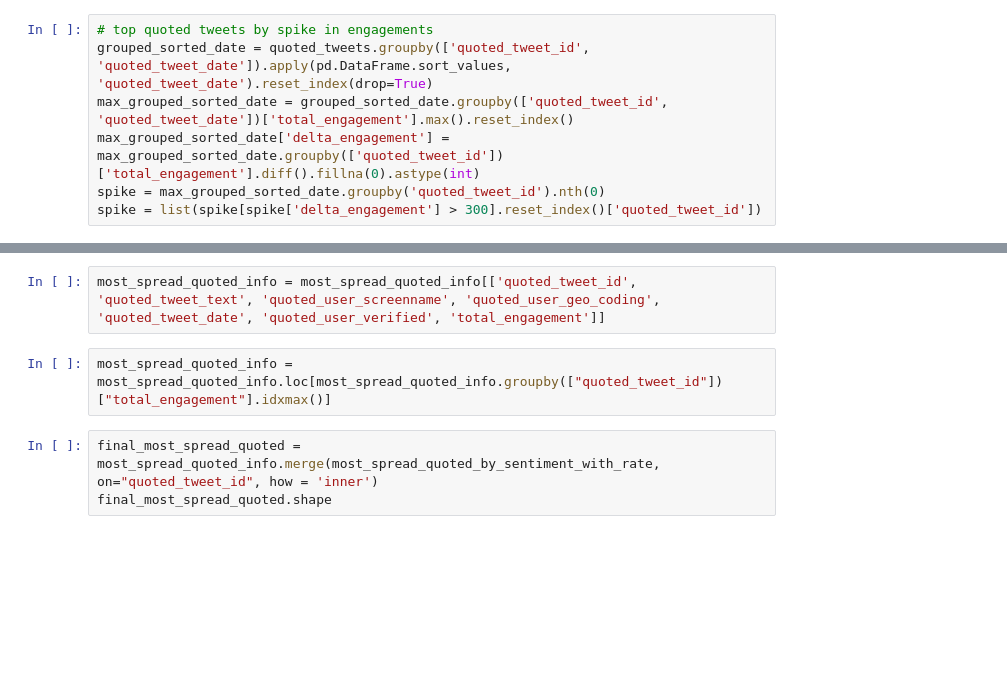
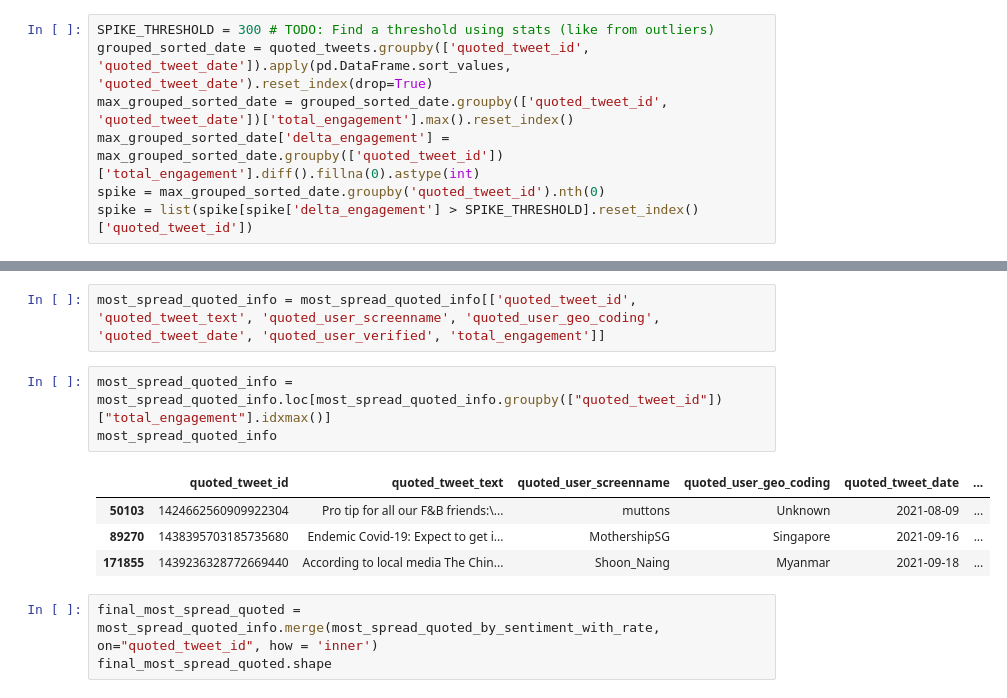
Before and after one commit to anshu0612/geocoded-tweets-analysis-dashboard, a Jupyter notebook: notebooks/sg_tweets_engagements_eda.ipynb, the cells around one changed output, grey strips where cells are left out. Cells and saved outputs as stored; diff of their text form; blank space fills up the shorter version.

```diff
--- a/notebooks/sg_tweets_engagements_eda.ipynb
+++ b/notebooks/sg_tweets_engagements_eda.ipynb
@@ -252,12 +299,12 @@ quoted_qids_by_count = list(c_quoted[:10]['quoted_tweet_id'])
 # %% [markdown]
 ##### (3) Filtering anomalous quoted tweets - with an unusual number of engagements.
 # %%
-# top quoted tweets by spike in engagements
+SPIKE_THRESHOLD = 300 # TODO: Find a threshold using stats (like from outliers)
 grouped_sorted_date = quoted_tweets.groupby(['quoted_tweet_id', 'quoted_tweet_date']).apply(pd.DataFrame.sort_values, 'quoted_tweet_date').reset_index(drop=True)
 max_grouped_sorted_date = grouped_sorted_date.groupby(['quoted_tweet_id', 'quoted_tweet_date'])['total_engagement'].max().reset_index()
 max_grouped_sorted_date['delta_engagement'] = max_grouped_sorted_date.groupby(['quoted_tweet_id'])['total_engagement'].diff().fillna(0).astype(int)
 spike = max_grouped_sorted_date.groupby('quoted_tweet_id').nth(0)
-spike = list(spike[spike['delta_engagement'] > 300].reset_index()['quoted_tweet_id'])
+spike = list(spike[spike['delta_engagement'] > SPIKE_THRESHOLD].reset_index()['quoted_tweet_id'])
 # %% [markdown]
 ##### Get viral RTs by count and spiky engagements
 # %%
@@ -304,6 +363,12 @@ most_spread_quoted_info = viral_quoted_tweets[viral_quoted_tweets['quoted_tweet_
 most_spread_quoted_info = most_spread_quoted_info[['quoted_tweet_id', 'quoted_tweet_text', 'quoted_user_screenname', 'quoted_user_geo_coding', 'quoted_tweet_date', 'quoted_user_verified', 'total_engagement']]
 # %%
 most_spread_quoted_info = most_spread_quoted_info.loc[most_spread_quoted_info.groupby(["quoted_tweet_id"])["total_engagement"].idxmax()]
+most_spread_quoted_info
+# %% [output]
+|  | quoted_tweet_id | quoted_tweet_text | quoted_user_screenname | quoted_user_geo_coding | quoted_tweet_date | ... |
+| 50103 | 1424662560909922304 | Pro tip for all our F&B friends:\... | muttons | Unknown | 2021-08-09 | ... |
+| 89270 | 1438395703185735680 | Endemic Covid-19: Expect to get i... | MothershipSG | Singapore | 2021-09-16 | ... |
+| 171855 | 1439236328772669440 | According to local media The Chin... | Shoon_Naing | Myanmar | 2021-09-18 | ... |
 # %%
 final_most_spread_quoted = most_spread_quoted_info.merge(most_spread_quoted_by_sentiment_with_rate, on="quoted_tweet_id", how = 'inner')
 final_most_spread_quoted.shape
```
Also changed, not shown: parts of 88 cells of this notebook, 1 other file.
